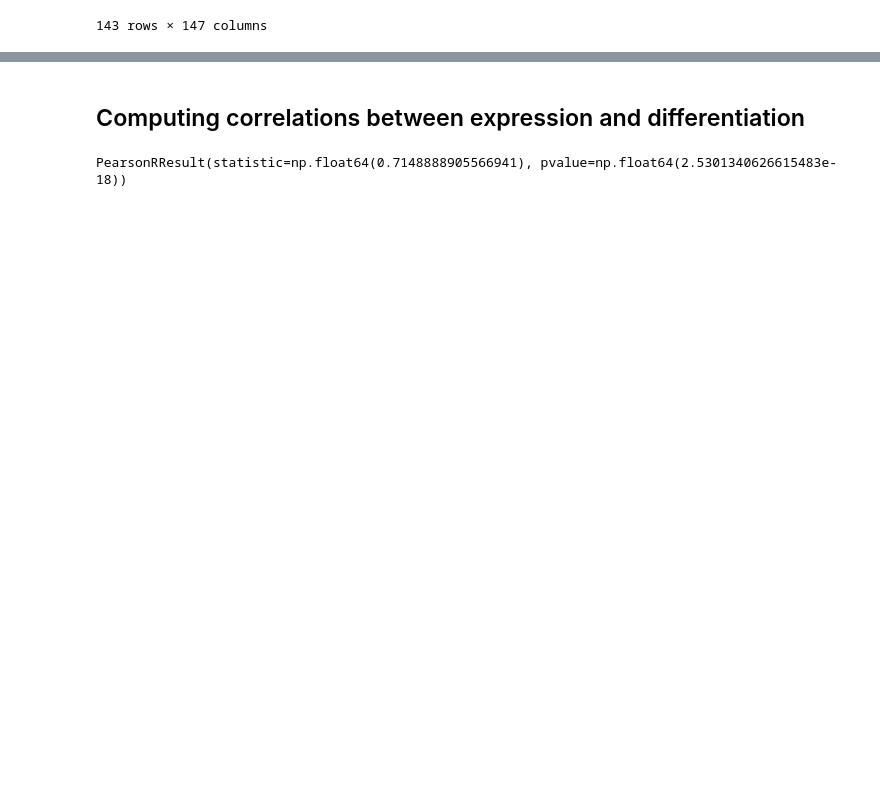
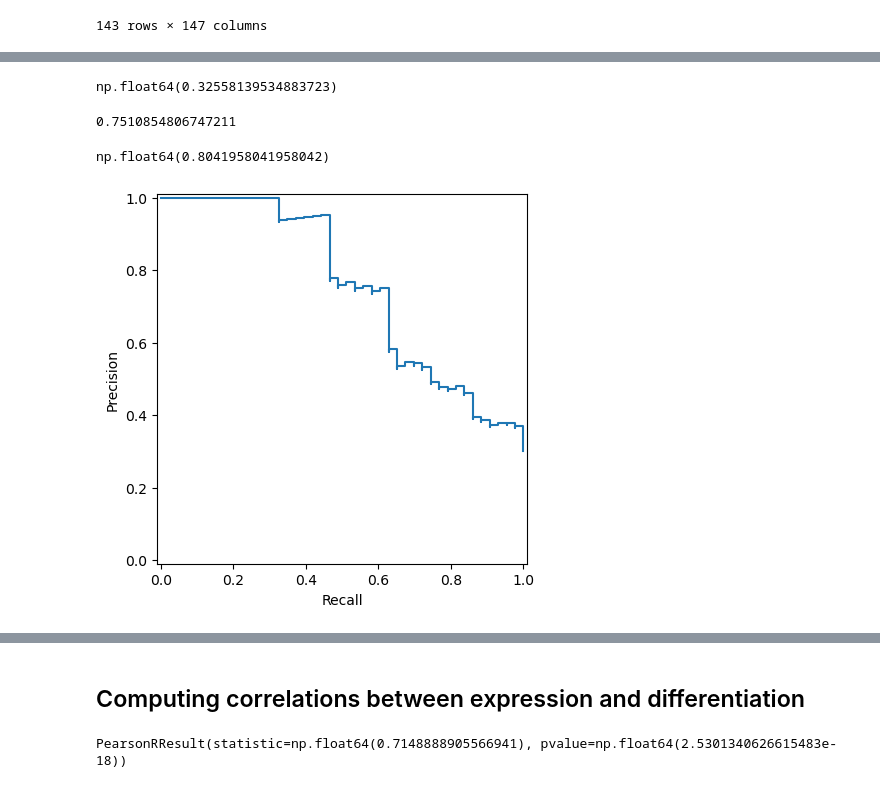
Before and after one commit to AMovillaMiangolarra/hiPSCchromatin-SVM, a Jupyter notebook: Differentiation_prediction/Dopaminergic_differentiation.ipynb, the cells around one changed output, grey strips where cells are left out. Drawn from its saved outputs; the diff is of its cells as text; code cells hidden in the pictures; blank space fills up the shorter version.

```diff
--- a/Differentiation_prediction/Dopaminergic_differentiation.ipynb
+++ b/Differentiation_prediction/Dopaminergic_differentiation.ipynb
@@ -228,0 +87,34 @@ np.mean(res100.bootstrap_distribution)
+# %%
+from sklearn.preprocessing import MinMaxScaler
+from sklearn.linear_model import LogisticRegression
+
+# I need subsample.
+# Outght to be a function to be called with a given training sample.
+def stability_l2(samplex, sampley, n_inner_boots=1000):
+    pipe_lasso = pipeline.Pipeline([('scaler', MinMaxScaler()), ('LR', LogisticRegression(solver="liblinear", penalty="l2",
+                                                                                C=1, random_state=42))])
+    #np.random.seed(24601)
+    total_size=len(sampley)
+    boots_size=int(np.floor(total_size*0.5))
+
+    pos_freqs=np.zeros(samplex.shape[1])
+    neg_freqs=np.zeros(samplex.shape[1])
+    norm=0
+
+    for i in range(n_inner_boots):
+        indices=np.random.choice(range(total_size), size=boots_size, replace=False)
+
+        if sum(sampley[indices])!=0 and sum(sampley[indices])!=len(sampley[indices]):
+            clf = pipe_lasso.fit(samplex[indices,:], sampley[indices])
+
+            pos_vars=clf['LR'].coef_ > 0
+            neg_vars=clf['LR'].coef_ < 0
+            pos_freqs[pos_vars[0]]+=1
+            neg_freqs[neg_vars[0]]+=1
+
+            norm+=1
+
+    n_pos_vars=pos_freqs/norm
+    n_neg_vars=neg_freqs/norm
+
+    return n_pos_vars, n_neg_vars
@@ -229,3 +173,20 @@ np.mean(res100.bootstrap_distribution)
+# %%
+rec100
+# %% [output]
+np.float64(0.32558139534883723)
+# %%
+auc
+# %% [output]
+0.7510854806747211
+# %%
+1-acc
+# %% [output]
+np.float64(0.8041958041958042)
+# %%
+from sklearn.metrics import PrecisionRecallDisplay, precision_recall_curve
+pr_display = PrecisionRecallDisplay(precision=prec, recall=rec).plot()
+# %% [output]
+[figure, added]
 # %%
 #Adding age, sex to dataset.
 
```
Also changed, not shown: parts of 37 cells of this notebook, 2 other files.
